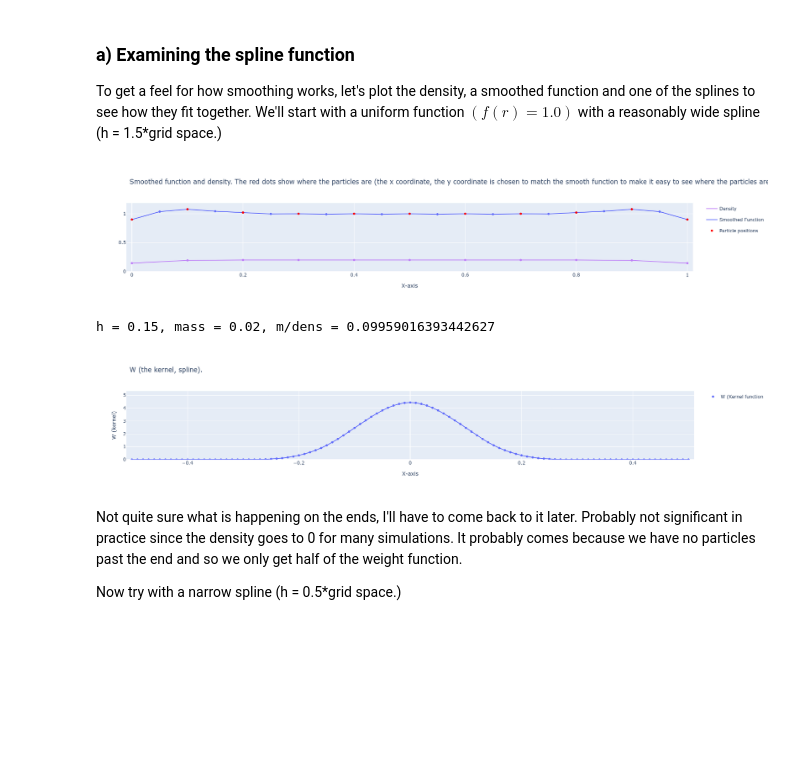
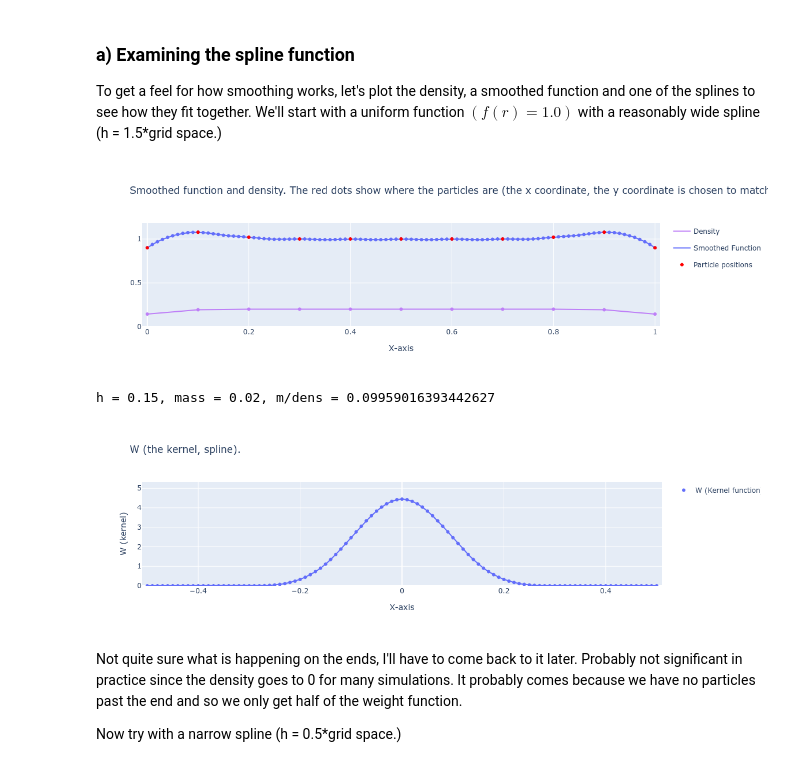
Before and after one commit to richardskg/StarFormation, a Jupyter notebook: starformation.ipynb, the cells around one changed output. Saved outputs shown, nothing was run; the diff lists cells and outputs as text; code cells hidden in the pictures; blank space fills up the shorter version.

```diff
--- a/starformation.ipynb
+++ b/starformation.ipynb
@@ -318,11 +325,11 @@ We can see that the spline goes to 0 when $r/h >2$. For these tests we will work
 To get a feel for how smoothing works, let's plot the density, a smoothed function and one of the splines to see how they fit together.
 We'll start with a uniform function $(f(r) = 1.0)$ with a reasonably wide spline (h = 1.5*grid space.)
 # %%
-plot_spline_info(1.5, 'uniform', 21)
+plot_spline_info(1.5, 'uniform', 101)
 # %% [output]
-[figure, old version]
+[figure, new version]
 h = 0.15, mass = 0.02, m/dens = 0.09959016393442627
-[figure, old version]
+[figure, new version]
 # %% [markdown]
 Not quite sure what is happening on the ends, I'll have to come back to it later. Probably not significant in practice since the density goes to 0 for many simulations.
 It probably comes because we have no particles past the end and so we only get half of the weight function.
```
Also changed, not shown: parts of 12 cells of this notebook, 4 other files.
